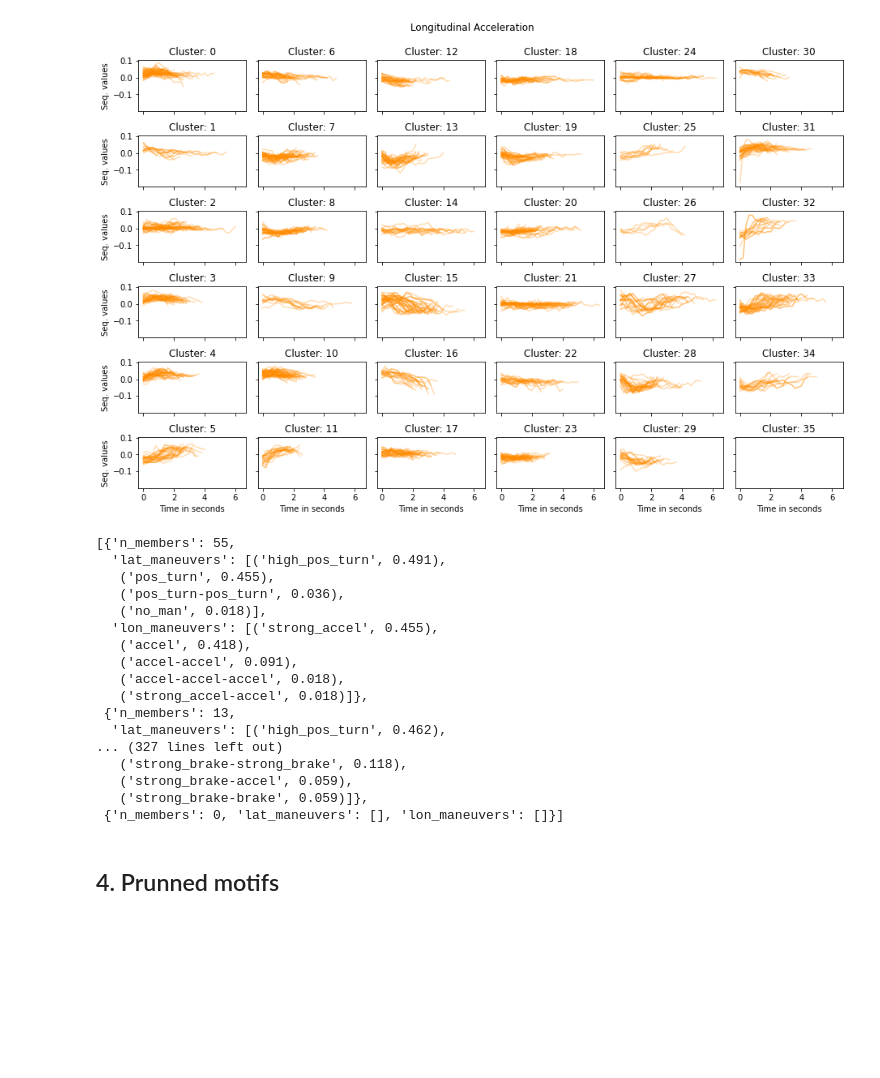
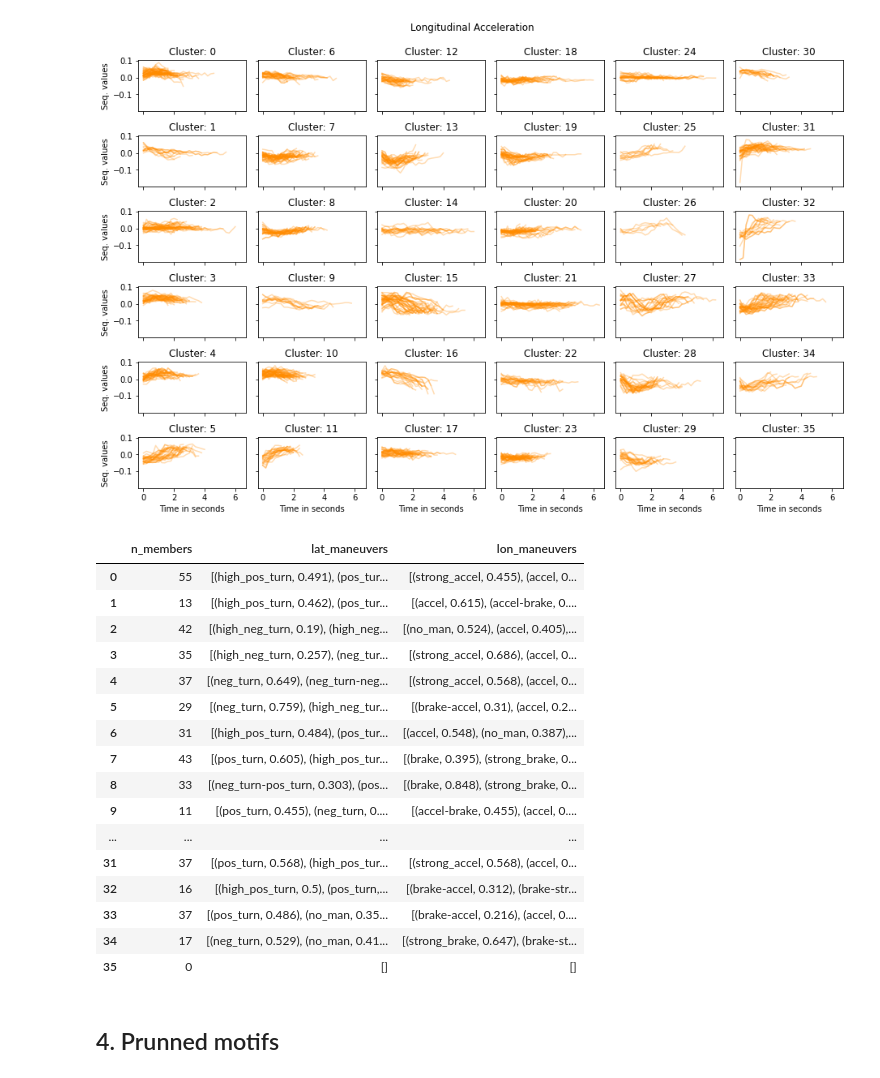
Before and after one commit to misilva73/tripMD, a Jupyter notebook: notebooks/tripmd_outputs_all_drivers.ipynb, the cells around one changed output. Saved outputs shown, nothing was run; the diff lists cells and outputs as text; code cells hidden in the pictures; blank space fills up the shorter version.

```diff
--- a/notebooks/tripmd_outputs_all_drivers.ipynb
+++ b/notebooks/tripmd_outputs_all_drivers.ipynb
@@ -58,26 +58,26 @@ fig = uah_viz.plot_clusters_acceleration(dtwsom_model, motif_center_list, freq_p
 plt.show()
 # %% [output]
 [figure]
-# %%
-clusters_sum
-# %% [output]
-[{'n_members': 55,
-  'lat_maneuvers': [('high_pos_turn', 0.491),
-   ('pos_turn', 0.455),
-   ('pos_turn-pos_turn', 0.036),
-   ('no_man', 0.018)],
-  'lon_maneuvers': [('strong_accel', 0.455),
-   ('accel', 0.418),
-   ('accel-accel', 0.091),
-   ('accel-accel-accel', 0.018),
-   ('strong_accel-accel', 0.018)]},
- {'n_members': 13,
-  'lat_maneuvers': [('high_pos_turn', 0.462),
-... (327 lines left out)
-   ('strong_brake-strong_brake', 0.118),
-   ('strong_brake-accel', 0.059),
-   ('strong_brake-brake', 0.059)]},
- {'n_members': 0, 'lat_maneuvers': [], 'lon_maneuvers': []}]
+# %%
+pd.DataFrame(clusters_sum)
+# %% [output]
+|  | n_members | lat_maneuvers | lon_maneuvers |
+| 0 | 55 | [(high_pos_turn, 0.491), (pos_tur... | [(strong_accel, 0.455), (accel, 0... |
+| 1 | 13 | [(high_pos_turn, 0.462), (pos_tur... | [(accel, 0.615), (accel-brake, 0.... |
+| 2 | 42 | [(high_neg_turn, 0.19), (high_neg... | [(no_man, 0.524), (accel, 0.405),... |
+| 3 | 35 | [(high_neg_turn, 0.257), (neg_tur... | [(strong_accel, 0.686), (accel, 0... |
+| 4 | 37 | [(neg_turn, 0.649), (neg_turn-neg... | [(strong_accel, 0.568), (accel, 0... |
+| 5 | 29 | [(neg_turn, 0.759), (high_neg_tur... | [(brake-accel, 0.31), (accel, 0.2... |
+| 6 | 31 | [(high_pos_turn, 0.484), (pos_tur... | [(accel, 0.548), (no_man, 0.387),... |
+| 7 | 43 | [(pos_turn, 0.605), (high_pos_tur... | [(brake, 0.395), (strong_brake, 0... |
+| 8 | 33 | [(neg_turn-pos_turn, 0.303), (pos... | [(brake, 0.848), (strong_brake, 0... |
+| 9 | 11 | [(pos_turn, 0.455), (neg_turn, 0.... | [(accel-brake, 0.455), (accel, 0.... |
+| ... | ... | ... | ... |
+| 31 | 37 | [(pos_turn, 0.568), (high_pos_tur... | [(strong_accel, 0.568), (accel, 0... |
+| 32 | 16 | [(high_pos_turn, 0.5), (pos_turn,... | [(brake-accel, 0.312), (brake-str... |
+| 33 | 37 | [(pos_turn, 0.486), (no_man, 0.35... | [(brake-accel, 0.216), (accel, 0.... |
+| 34 | 17 | [(neg_turn, 0.529), (no_man, 0.41... | [(strong_brake, 0.647), (brake-st... |
+| 35 | 0 | [] | [] |
 # %% [markdown]
 ## 4. Prunned motifs
 # %%
```
Also changed, not shown: 3 other files.
